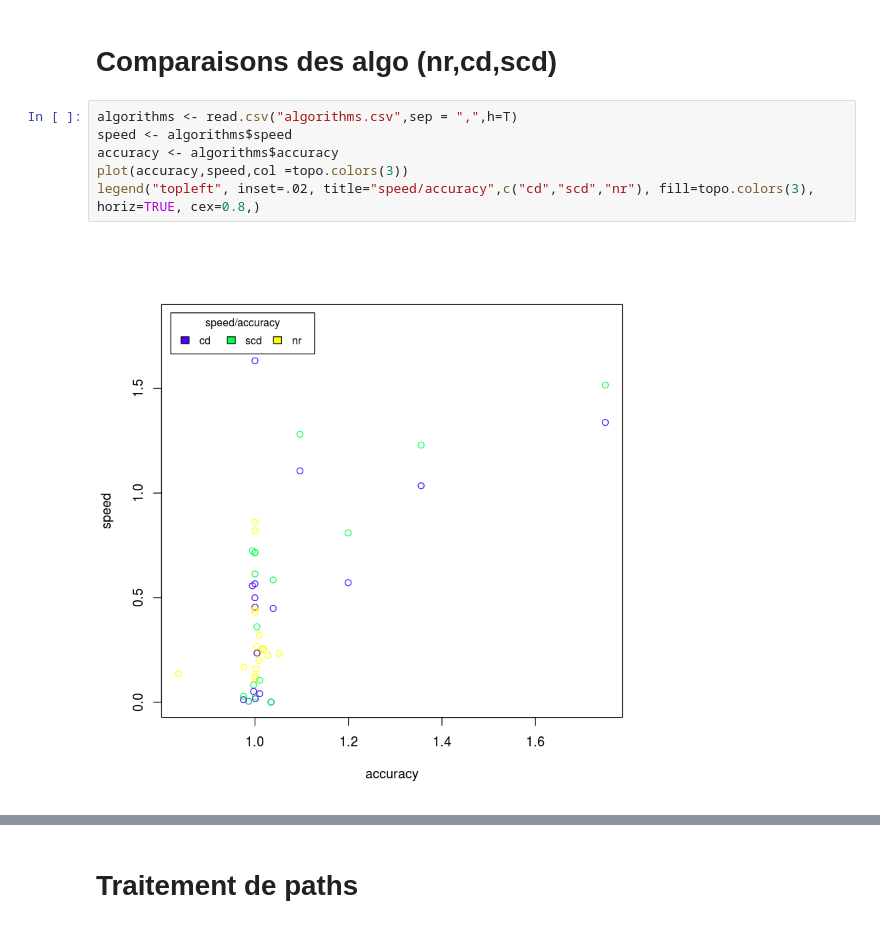
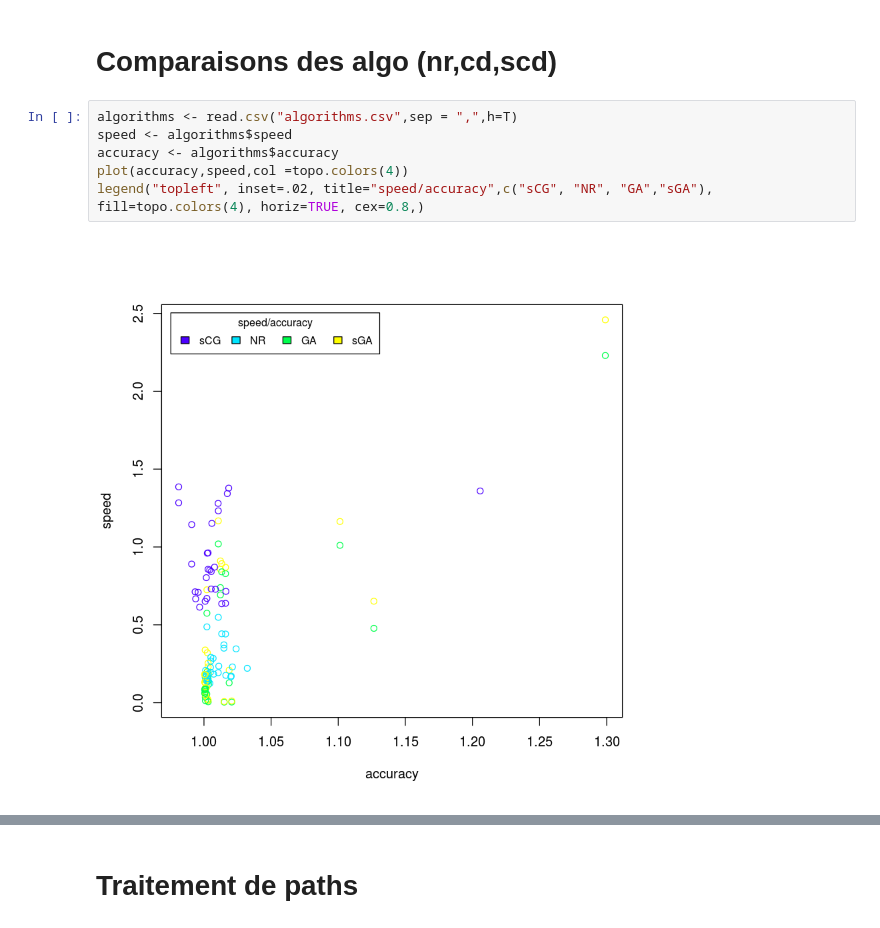
Before and after one commit to StatisKit/FFP17, a Jupyter notebook: share/jupyter/post-hoc.ipynb, the cells around one changed output, grey strips where cells are left out. Drawn from its saved outputs; the diff is of its cells as text.

```diff
--- a/share/jupyter/post-hoc.ipynb
+++ b/share/jupyter/post-hoc.ipynb
@@ -3,11 +3,11 @@
 # %%
 algorithms <- read.csv("algorithms.csv",sep = ",",h=T)
 speed <- algorithms$speed
 accuracy <- algorithms$accuracy
-plot(accuracy,speed,col =topo.colors(3))
-legend("topleft", inset=.02, title="speed/accuracy",c("cd","scd","nr"), fill=topo.colors(3), horiz=TRUE, cex=0.8,)
+plot(accuracy,speed,col =topo.colors(4))
+legend("topleft", inset=.02, title="speed/accuracy",c("sCG", "NR", "GA","sGA"), fill=topo.colors(4), horiz=TRUE, cex=0.8,)
 # %% [output]
-[figure, old version]
+[figure, new version]
 # %%
 
 #####efficacity des algo pour une simulation et une dimension donnée##########
```
Also changed, not shown: parts of 5 cells of this notebook, 4 other files.
